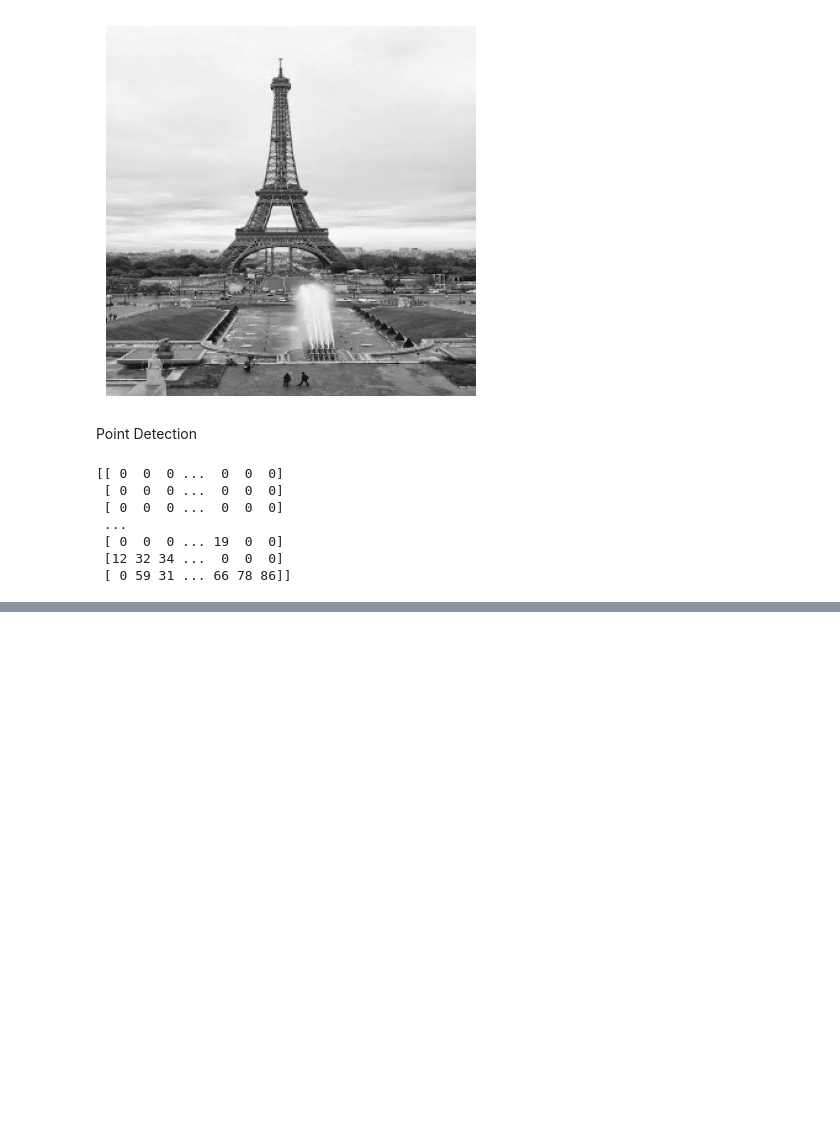
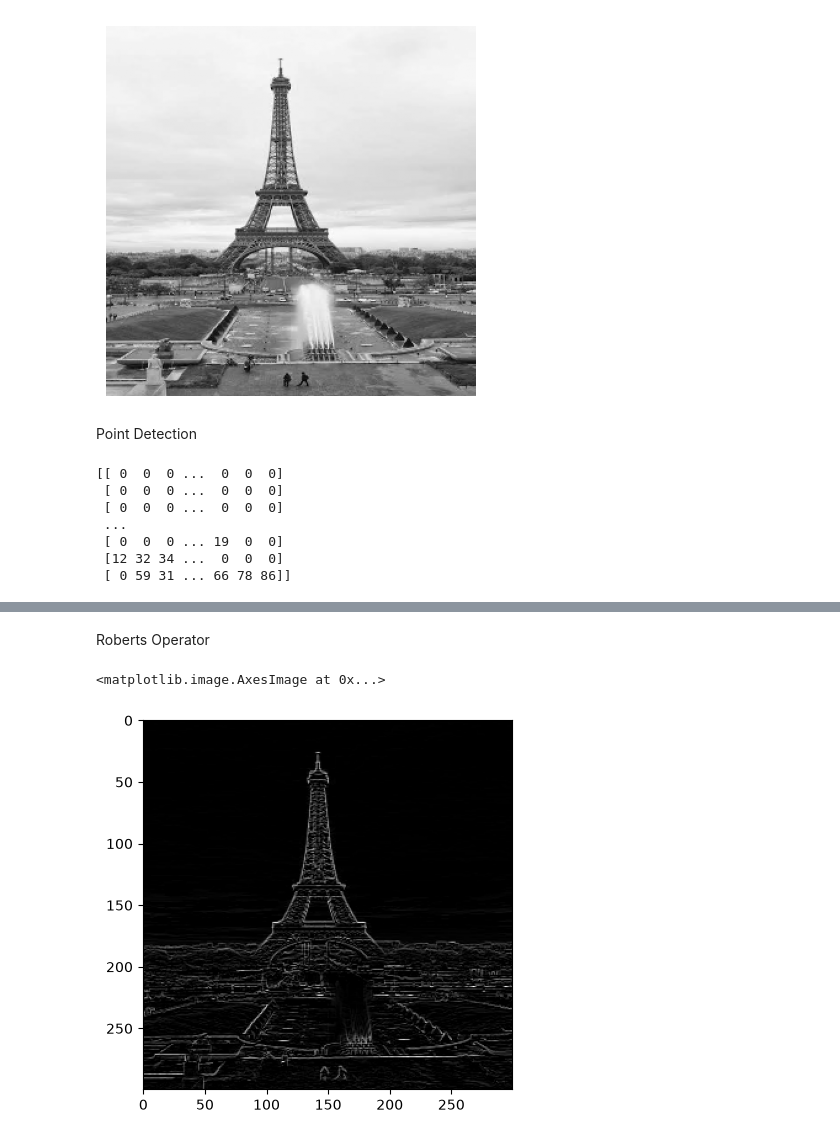
Before and after one commit to mohamed31123/ia-enginner-labs, a Jupyter notebook: computer_vision/Untitled1.ipynb, the cells around one changed output, grey strips where cells are left out. Saved outputs shown, nothing was run; the diff lists cells and outputs as text; code cells hidden in the pictures; blank space fills up the shorter version.

Commit message:
Roberts Operator

```diff
--- a/computer_vision/Untitled1.ipynb
+++ b/computer_vision/Untitled1.ipynb
@@ -93,0 +120,22 @@ print(points)
+# %% [markdown]
+Roberts Operator
+# %%
+robert_x = np.array([
+    [1,0],
+    [0,-1]
+])
+robert_y = np.array([
+    [0,1],
+    [-1,0]
+])
+gx=cv2.filter2D(img,-1,robert_x)
+gy=cv2.filter2D(img,-1,robert_y)
+
+roberts = cv2.magnitude(
+    gx.astype("float32"),
+    gy.astype("float32")
+)
+plt.imshow(roberts,cmap='gray')
+# %% [output]
+<matplotlib.image.AxesImage at 0x...>
+[figure, added]
```
Also changed, not shown: parts of 3 cells of this notebook.
